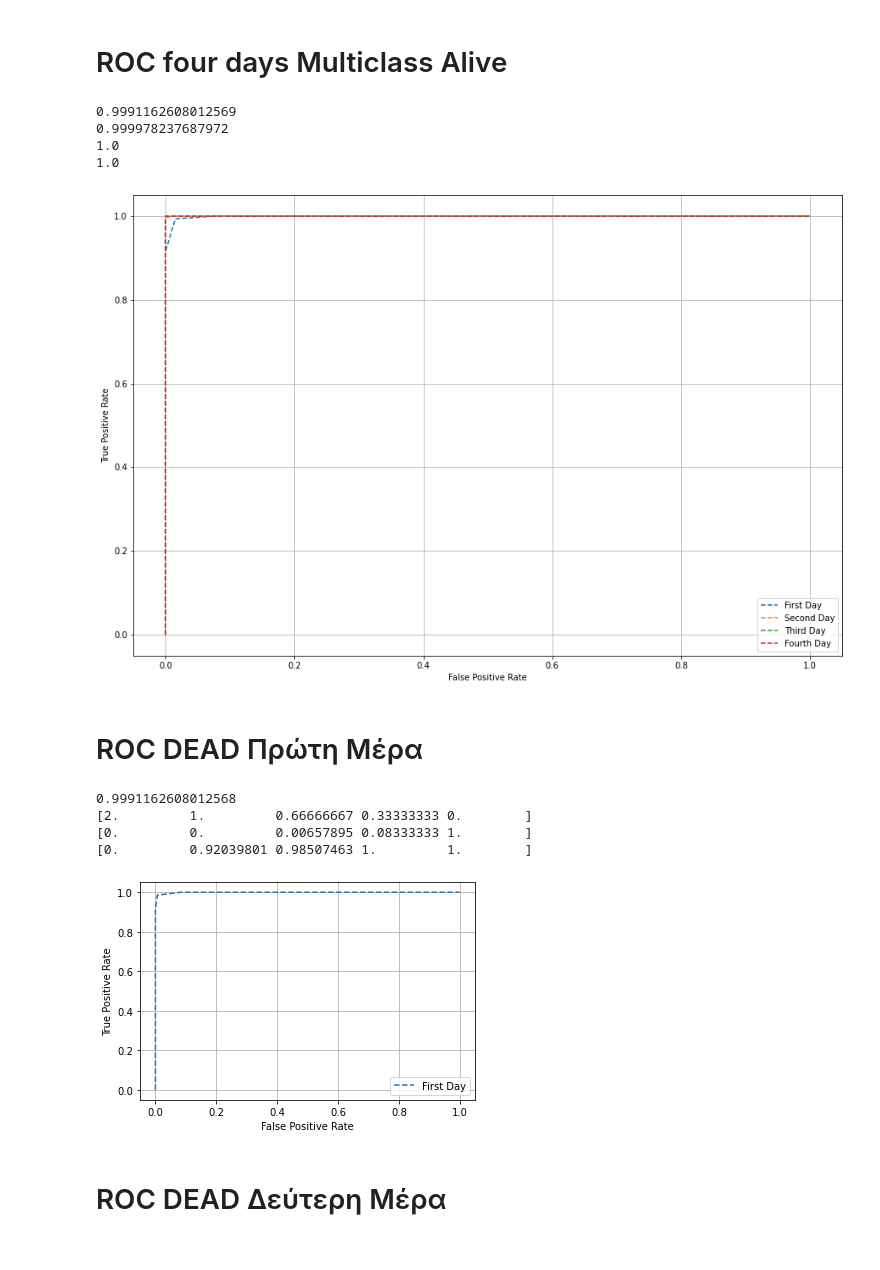
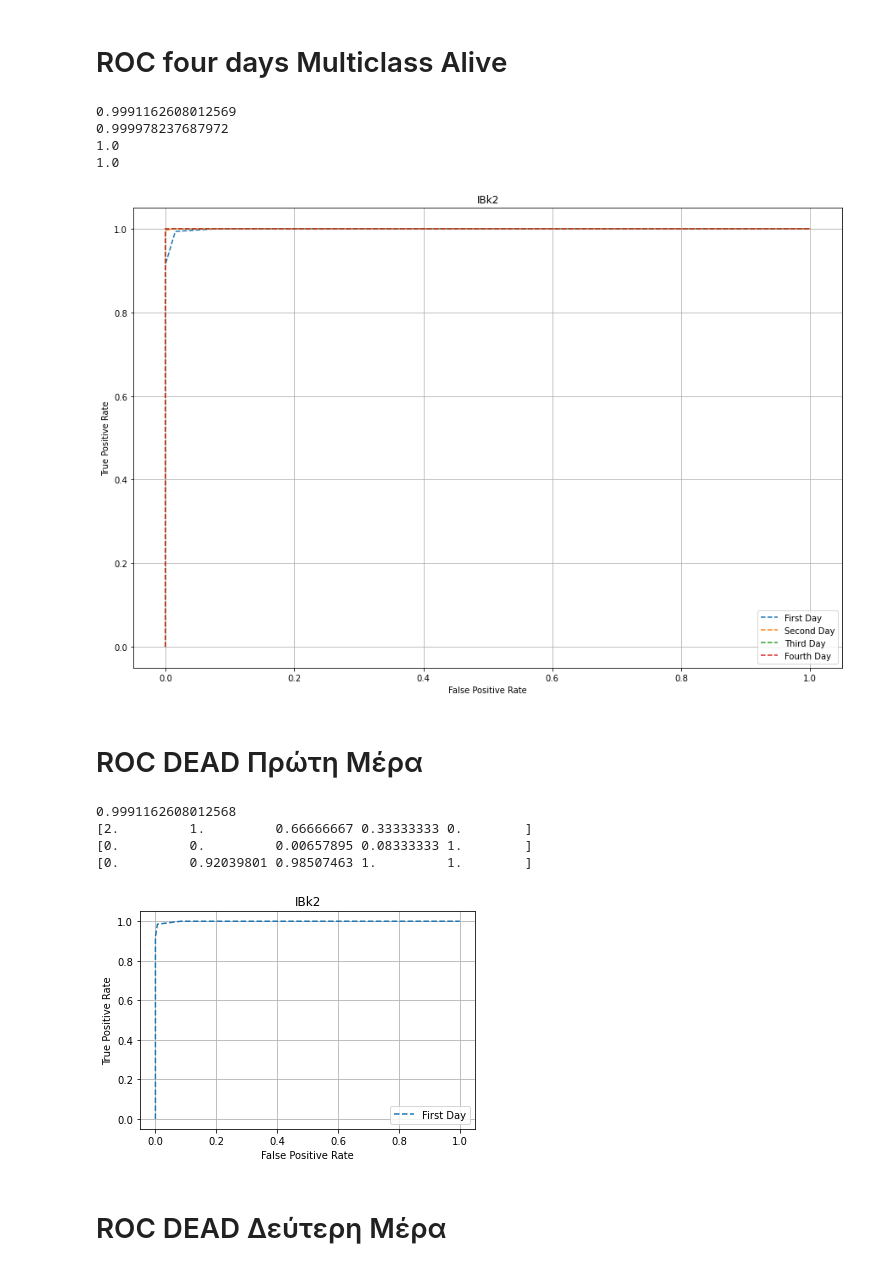
Before and after one commit to DimopDim/MimicIV, a Jupyter notebook: New_Code/07_08_ROC_IBk2.ipynb, the cells around one changed output. Saved outputs shown, nothing was run; the diff lists cells and outputs as text; code cells hidden in the pictures.

```diff
--- a/New_Code/07_08_ROC_IBk2.ipynb
+++ b/New_Code/07_08_ROC_IBk2.ipynb
@@ -193,35 +201,37 @@ pyplot.xlabel('False Positive Rate') # Εκτυπώνει τον τίτλο το
 pyplot.ylabel('True Positive Rate') # Εκτυπώνει τον τίτλο του Υ
 pyplot.legend() #Εκτυπώνει το label
 pyplot.grid(True) # Εκτυπώνει τα τετράγωνα
-
+pyplot.title("IBk2")
 pyplot.show()
 # %% [output]
 0.9991162608012569
 0.999978237687972
 1.0
 1.0
-[figure, old version]
+[figure, new version]
 # %% [markdown]
 # ROC DEAD Πρώτη Μέρα
 # %%
 print(roc_auc_score(ground_truth_dead1, prob_dead1))
 fpr_dead1, tpr_dead1, thresholds_dead1 = roc_curve(ground_truth_dead1, prob_dead1)
 pyplot.plot(fpr_dead1, tpr_dead1, linestyle='--', label='First Day')
 
 pyplot.xlabel('False Positive Rate') # Εκτυπώνει τον τίτλο του Χ
 pyplot.ylabel('True Positive Rate') # Εκτυπώνει τον τίτλο του Υ
 pyplot.legend() #Εκτυπώνει το label
 pyplot.grid(True) # Εκτυπώνει τα τετράγωνα
+pyplot.title("IBk2")
+
 print(thresholds_dead1)
 print(fpr_dead1)
 print(tpr_dead1)
 pyplot.show()
 # %% [output]
 0.9991162608012568
 [2.         1.         0.66666667 0.33333333 0.        ]
 [0.         0.         0.00657895 0.08333333 1.        ]
 [0.         0.92039801 0.98507463 1.         1.        ]
-[figure, old version]
+[figure, new version]
 # %% [markdown]
 # ROC DEAD Δεύτερη Μέρα
 # %%
```
Also changed, not shown: parts of 8 cells of this notebook.
